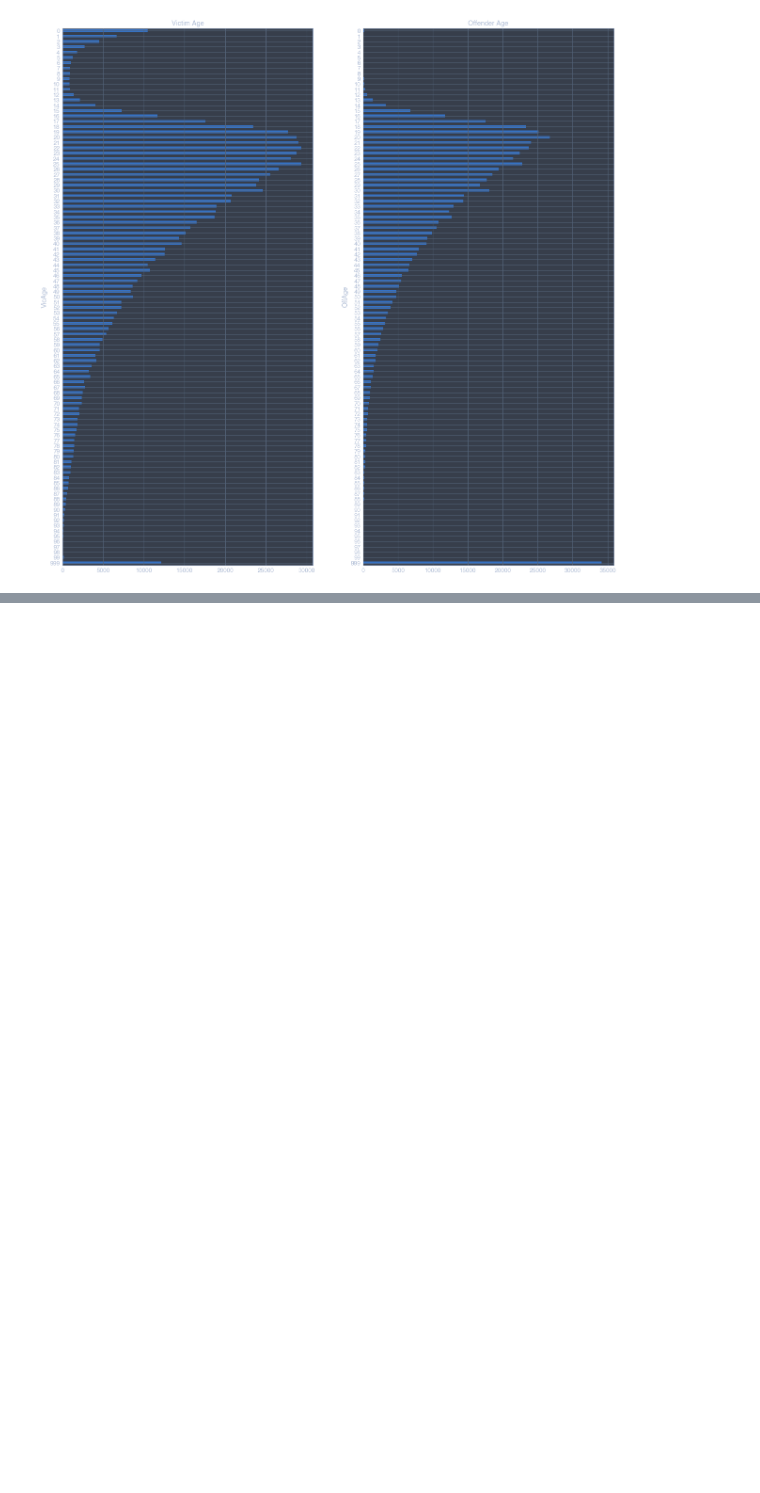
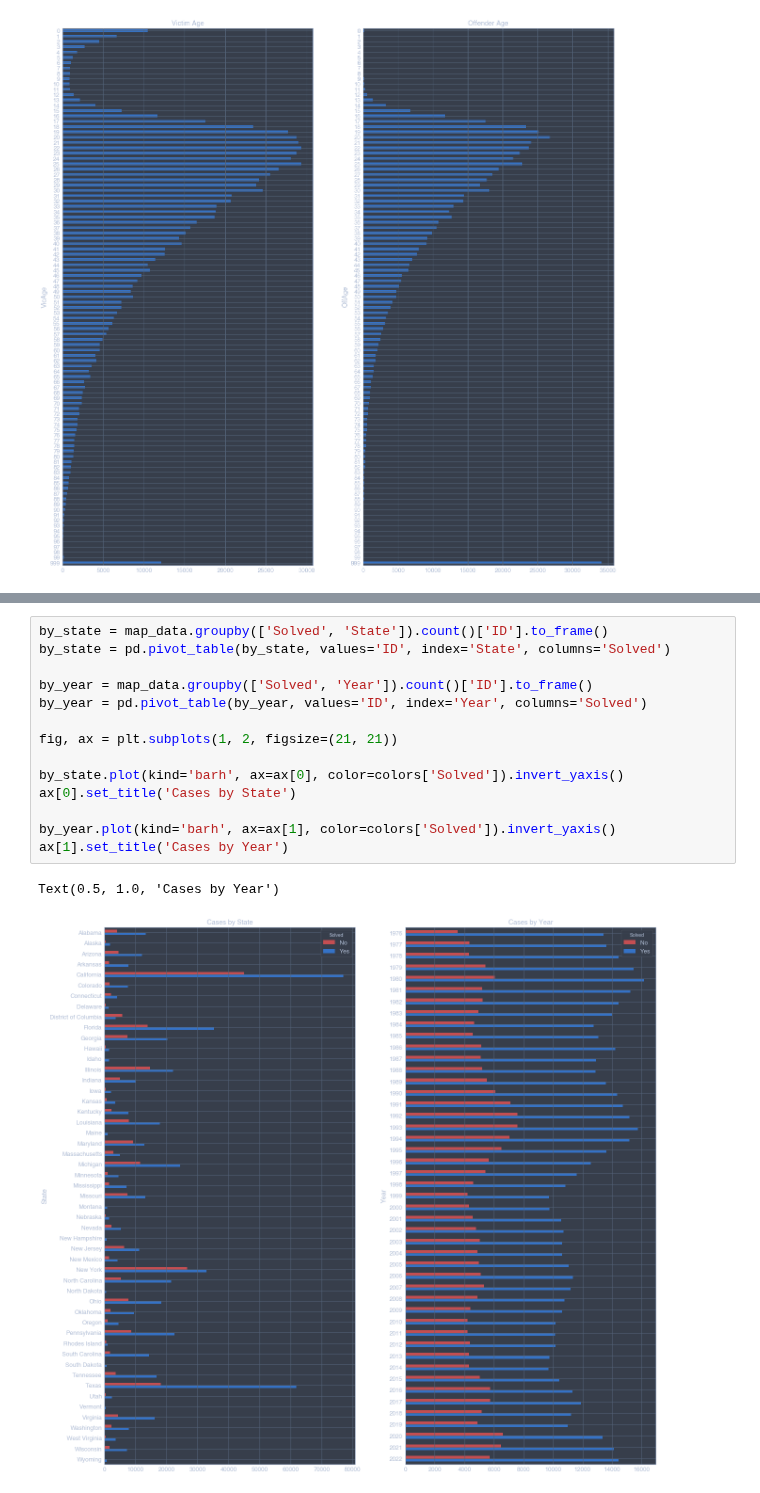
Before and after one commit to fadeeva/weird_projects, a Jupyter notebook: Serial_Killers/prsnt.ipynb, the cells around one changed output, grey strips where cells are left out. Cells and saved outputs as stored; diff of their text form; blank space fills up the shorter version.

```diff
--- a/Serial_Killers/prsnt.ipynb
+++ b/Serial_Killers/prsnt.ipynb
@@ -167,0 +190,17 @@ Text(0.5, 1.0, 'Offender Age')
+# %%
+by_state = map_data.groupby(['Solved', 'State']).count()['ID'].to_frame()
+by_state = pd.pivot_table(by_state, values='ID', index='State', columns='Solved')
+
+by_year = map_data.groupby(['Solved', 'Year']).count()['ID'].to_frame()
+by_year = pd.pivot_table(by_year, values='ID', index='Year', columns='Solved')
+
+fig, ax = plt.subplots(1, 2, figsize=(21, 21))
+
+by_state.plot(kind='barh', ax=ax[0], color=colors['Solved']).invert_yaxis()
+ax[0].set_title('Cases by State')
+
+by_year.plot(kind='barh', ax=ax[1], color=colors['Solved']).invert_yaxis()
+ax[1].set_title('Cases by Year')
+# %% [output]
+Text(0.5, 1.0, 'Cases by Year')
+[figure, added]
```
Also changed, not shown: parts of 3 cells of this notebook.
